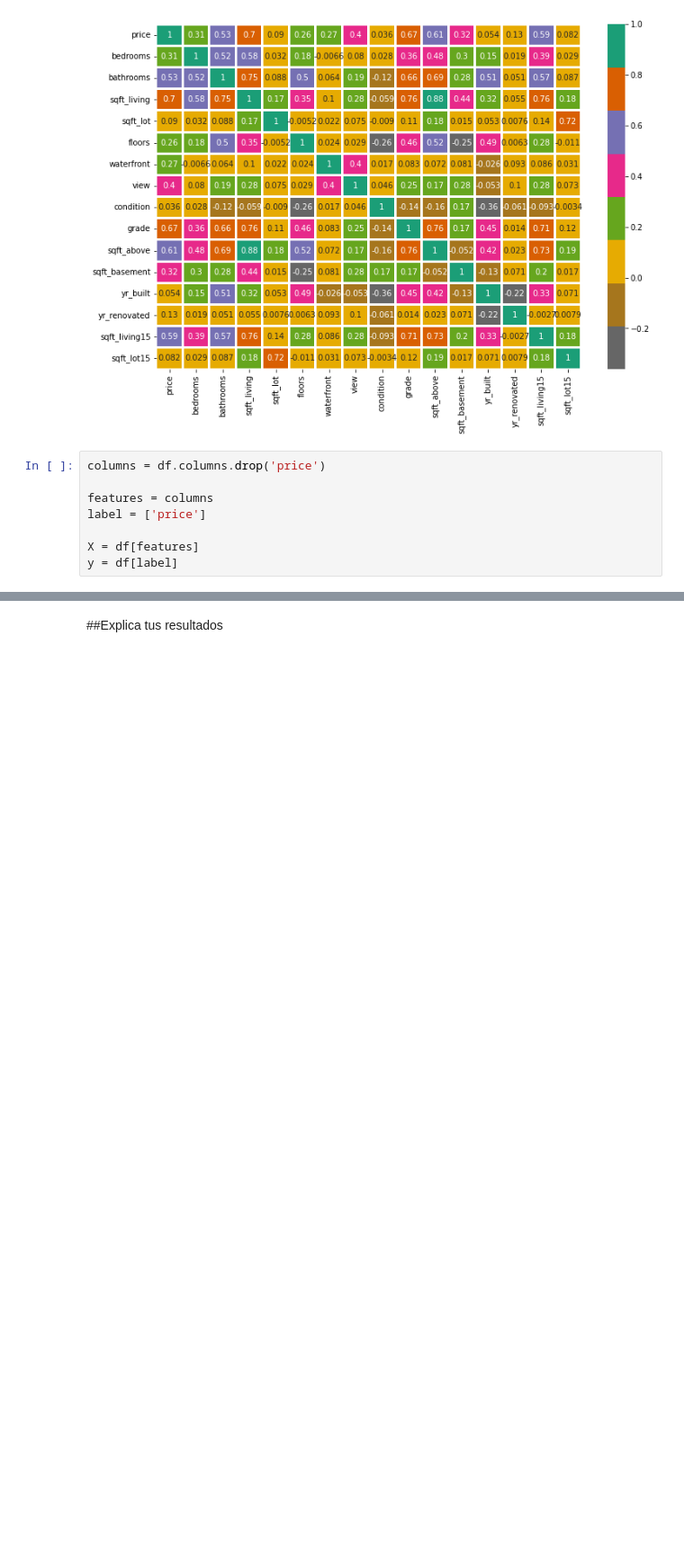
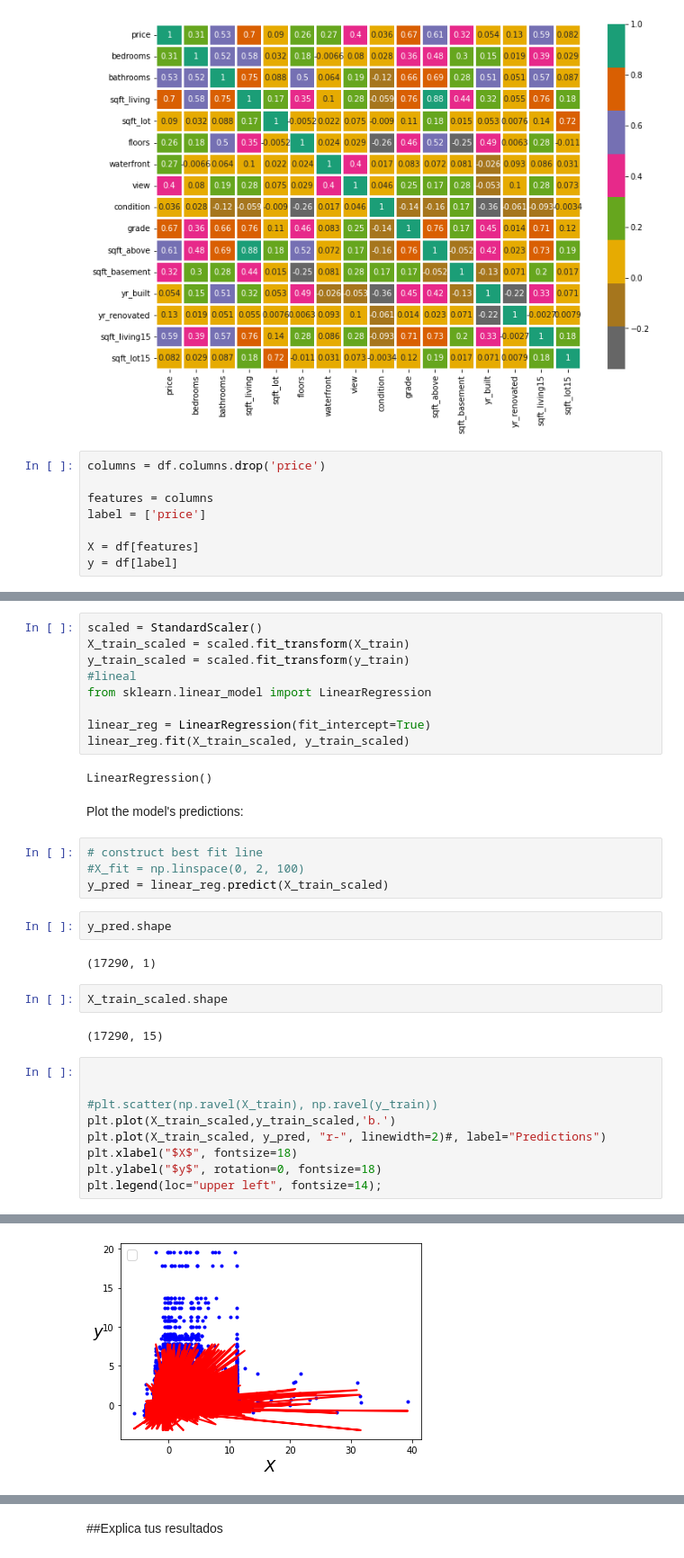
Before and after one commit to PosgradoMNA/actividades-de-aprendizaje-KevinBCruzMejia, a Jupyter notebook: TecMty_Regresion_lineal_polinomial_A01794176.ipynb, the cells around one changed output, grey strips where cells are left out. Shown: that part at 90% size. Drawn from its saved outputs; the diff is of its cells as text; blank space fills up the shorter version.

```diff
--- a/TecMty_Regresion_lineal_polinomial_A01794176.ipynb
+++ b/TecMty_Regresion_lineal_polinomial_A01794176.ipynb
@@ -773,0 +819,35 @@ Tamaño del X_test: (2162, 15)
+# %%
+scaled = StandardScaler()
+X_train_scaled = scaled.fit_transform(X_train)
+y_train_scaled = scaled.fit_transform(y_train)
+#lineal
+from sklearn.linear_model import LinearRegression
+
+linear_reg = LinearRegression(fit_intercept=True)
+linear_reg.fit(X_train_scaled, y_train_scaled)
+# %% [output]
+LinearRegression()
+# %% [markdown]
+Plot the model's predictions:
+# %%
+# construct best fit line
+#X_fit = np.linspace(0, 2, 100)
+y_pred = linear_reg.predict(X_train_scaled)
+# %%
+y_pred.shape
+# %% [output]
+(17290, 1)
+# %%
+X_train_scaled.shape
+# %% [output]
+(17290, 15)
+# %%
+
+
+#plt.scatter(np.ravel(X_train), np.ravel(y_train))
+plt.plot(X_train_scaled,y_train_scaled,'b.')
+plt.plot(X_train_scaled, y_pred, "r-", linewidth=2)#, label="Predictions")
+plt.xlabel("$X$", fontsize=18)
+plt.ylabel("$y$", rotation=0, fontsize=18)
+plt.legend(loc="upper left", fontsize=14);
+# %% [output]
@@ -773,0 +855 @@ Tamaño del X_test: (2162, 15)
+[figure, added]
```
Also changed, not shown: parts of 50 cells of this notebook.
